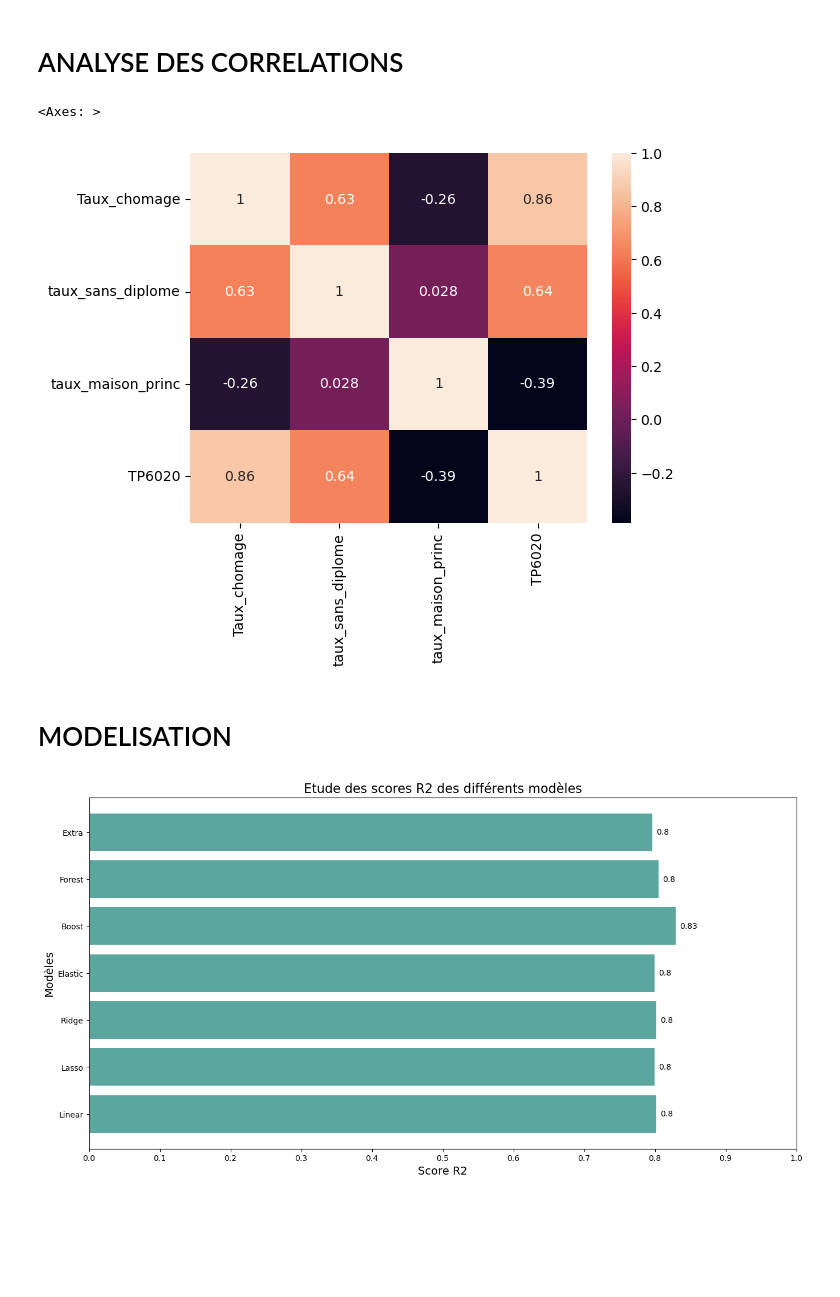
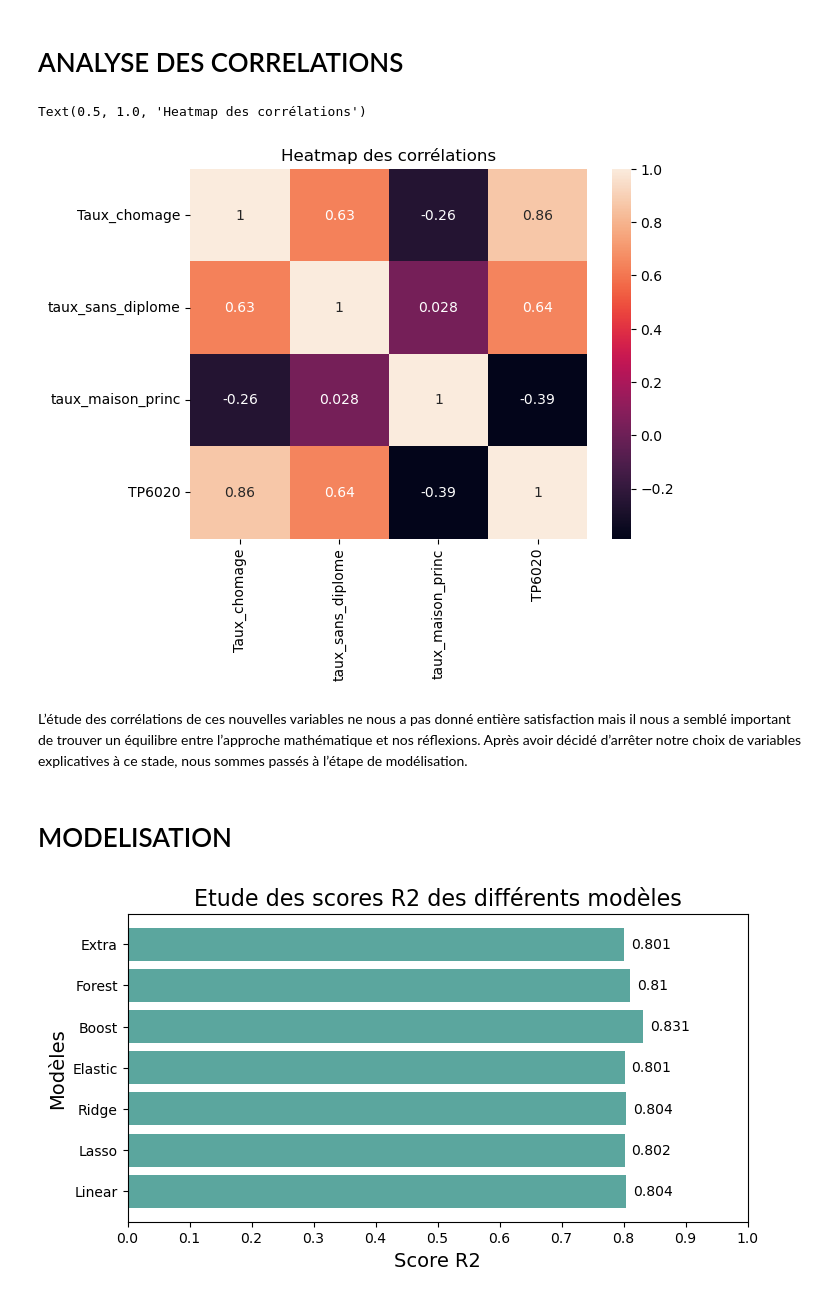
Before and after one commit to Mariehf64/fev23cda_french_industry, a Jupyter notebook: notebooks/Dataset 2020 - Transformation de variables pour ML - dataset complet.ipynb, the cells around one changed output. Cells and saved outputs as stored; diff of their text form; code cells hidden in the pictures; blank space fills up the shorter version.

```diff
--- a/notebooks/Dataset 2020 - Transformation de variables pour ML - dataset complet.ipynb
+++ b/notebooks/Dataset 2020 - Transformation de variables pour ML - dataset complet.ipynb
@@ -107,0 +108,30 @@ pd.DataFrame({'P19_PMEN': P19_PMEN[0:5], 'P19_MEN': P19_MEN[0:5], 'ratio_pop_par
+# %%
+#création d'un dataframe avec le coefficient de pearson et la p-value < 5 pour l'ensemble des variables numériques disponibles.
+
+#récupération des test de pearson dans des dictionnaires à partir d'une boucle
+results_dict = {}
+pvalue_dict = {}
+for i in df.select_dtypes('number').columns:
+    test = pearsonr(df.TP6020, df[i])
+    results_dict[i] = test[0]
+    pvalue_dict[i] = test[1]
+
+#Création du dataframe
+df_results = pd.DataFrame(results_dict.items())
+df_results['p_value'] = df_results[0].map(pvalue_dict)
+
+#Renomme les colonnes
+df_results.columns = ['col','score_test', 'pvalue']
+
+#Suppression de la TP6020
+df_results = df_results[df_results.col != 'TP6020']
+
+#Ajout des descriptions et thématiques des variables
+df_results['desc'] = df_results.col.map(desc_var_dic)
+df_results['theme'] = df_results.col.map(theme_var_dic)
+
+#Suppréssion des variables ayant une p-value > 5
+df_results = df_results[df_results.pvalue < 5].reset_index(drop=True)
+
+#apperçu
+df_results.tail()
@@ -275,49 +290,52 @@ data.describe()
 # ANALYSE DES CORRELATIONS #
 # %%
 sns.heatmap(data.corr(), annot=True)
+plt.title('Heatmap des corrélations')
 # %% [output]
-<Axes: >
+Text(0.5, 1.0, 'Heatmap des corrélations')
-[figure, old version]
+[figure, new version]
+# %% [markdown]
+L’étude des corrélations de ces nouvelles variables ne nous a pas donné entière satisfaction mais il nous a semblé important de trouver un équilibre entre l’approche mathématique et nos réflexions. Après avoir décidé d’arrêter notre choix de variables explicatives à ce stade, nous sommes passés à l’étape de modélisation.
 # %% [markdown]
 # MODELISATION #
 # %%
 X = data.drop(['CODGEO', 'TP6020'], axis=1)
 y = data.TP6020
 
-X_train, X_test, y_train, y_test = train_test_split(X, y, test_size=0.2, random_state=42)
+X_train, X_test, y_train, y_test = train_test_split(X, y, test_size=0.25, random_state=42)
 
 
 models = [linear_model.LinearRegression(),
          linear_model.Lasso(),
          linear_model.Ridge(),
          linear_model.ElasticNet(),
          ensemble.GradientBoostingRegressor(),
          ensemble.RandomForestRegressor(),
          ensemble.ExtraTreesRegressor()]
 
 model_names = ['Linear', 'Lasso', 'Ridge', 'Elastic', 'Boost', 'Forest', 'Extra']
 
 scores = []
 mse = []
 mae = []
 y_predicts = []
 
 for model in models:
     pipe = Pipeline([('model', model)])
     fits = pipe.fit(X_train, y_train)
     scores.append(metrics.r2_score(y_test, fits.predict(X_test)))
     mse.append(metrics.mean_squared_error(y_test, fits.predict(X_test)))
     mae.append(metrics.median_absolute_error(y_test, fits.predict(X_test)))
     y_predicts.append(pipe.predict(X_test))
 
-fig, ax = plt.subplots(1,1, figsize=(16,8))
+fig, ax = plt.subplots(1,1, figsize=(8,4))
 barh = ax.barh(model_names, scores, color='#5BA69E')
-labels = [np.round(i,2) for i in barh.datavalues]
+labels = [np.round(i,3) for i in barh.datavalues]
 ax.bar_label(barh, labels=labels, padding=5)
 ax.set_xticks(np.arange(0,1.1,0.1))
 ax.set_xlabel('Score R2', fontsize=14)
 ax.set_ylabel('Modèles', fontsize=14)
 ax.set_title('Etude des scores R2 des différents modèles', fontsize=16)
 plt.show()
 # %% [output]
-[figure, old version]
+[figure, new version]
```
Also changed, not shown: parts of 43 cells of this notebook.
